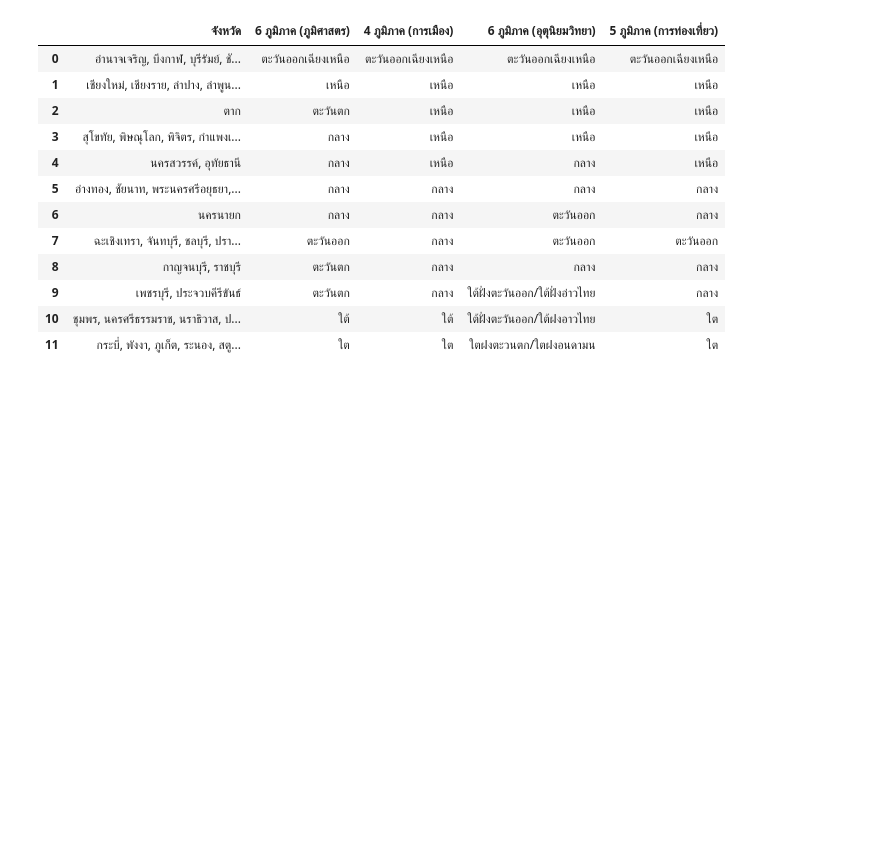
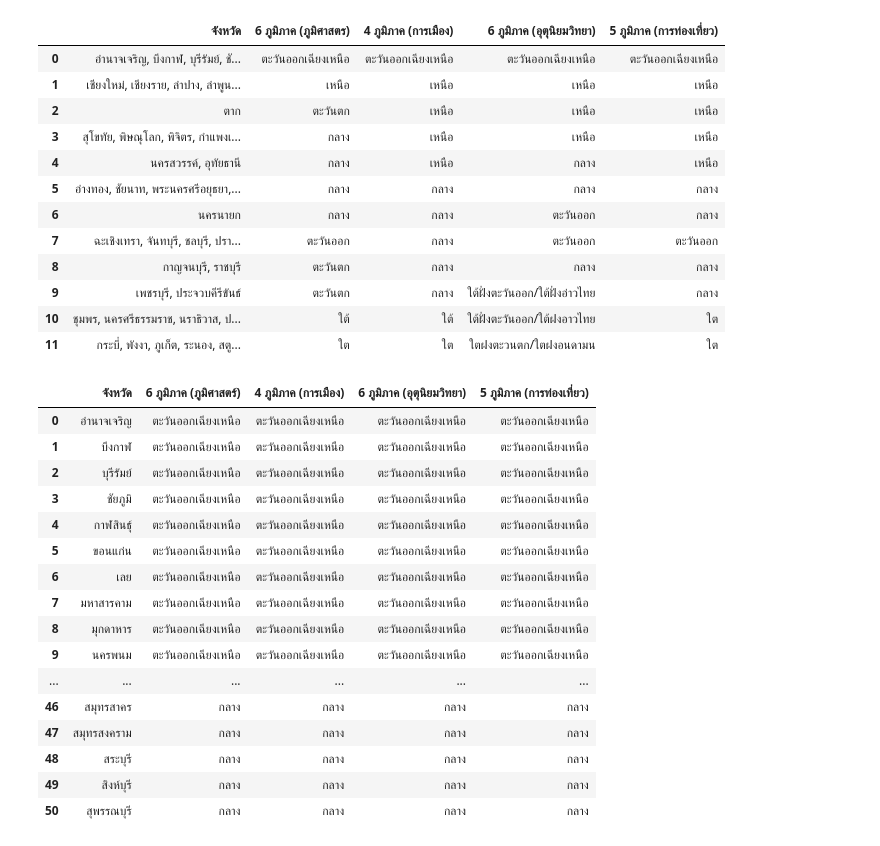
Before and after one commit to Benza1611/data_viz_2022, a Jupyter notebook: Pandas102.ipynb, the cells around one changed output. Cells and saved outputs as stored; diff of their text form; code cells hidden in the pictures; blank space fills up the shorter version.

```diff
--- a/Pandas102.ipynb
+++ b/Pandas102.ipynb
@@ -460,3 +460,31 @@ data_dict = {'จังหวัด': ['6 ภูมิภาค (ภูมิศ
              'ตะวันตก': [140,215,95],
 
 }
+# %%
+data_t = {'จังหวัด': ['อำนาจเจริญ', 'บึงกาฬ', 'บุรีรัมย์', 'ชัยภูมิ', 'กาฬสินธุ์', 'ขอนแก่น', 'เลย', 'มหาสารคาม', 'มุกดาหาร', 'นครพนม', 'นครราชสีมา', 'หนองบัวลำภู', 'หนองคาย', 'ร้อยเอ็ด', 'สกลนคร', 'ศรีสะเกษ', 'สุรินทร์', 'อุบลราชธานี', 'อุดรธานี', 'ยโสธร','เชียงใหม่', 'เชียงราย', 'ลำปาง', 'ลำพูน', 'แม่ฮ่องสอน', 'น่าน', 'พะเยา', 'แพร่', 'อุตรดิตถ์','ตาก','สุโขทัย', 'พิษณุโลก', 'พิจิตร', 'กำแพงเพชร', 'เพชรบูรณ์','นครสวรรค์', 'อุทัยธานี','อ่างทอง', 'ชัยนาท', 'พระนครศรีอยุธยา', 'กรุงเทพมหานคร', 'ลพบุรี', 'นครปฐม', 'นนทบุรี', 'ปทุมธานี', 'สมุทรปราการ','สมุทรสาคร', 'สมุทรสงคราม','สระบุรี', 'สิงห์บุรี', 'สุพรรณบุรี'],
+            '6 ภูมิภาค (ภูมิศาสตร์)': ['ตะวันออกเฉียงเหนือ','ตะวันออกเฉียงเหนือ','ตะวันออกเฉียงเหนือ','ตะวันออกเฉียงเหนือ','ตะวันออกเฉียงเหนือ','ตะวันออกเฉียงเหนือ','ตะวันออกเฉียงเหนือ','ตะวันออกเฉียงเหนือ','ตะวันออกเฉียงเหนือ','ตะวันออกเฉียงเหนือ','ตะวันออกเฉียงเหนือ','ตะวันออกเฉียงเหนือ','ตะวันออกเฉียงเหนือ','ตะวันออกเฉียงเหนือ','ตะวันออกเฉียงเหนือ','ตะวันออกเฉียงเหนือ','ตะวันออกเฉียงเหนือ','ตะวันออกเฉียงเหนือ','ตะวันออกเฉียงเหนือ','ตะวันออกเฉียงเหนือ','เหนือ','เหนือ','เหนือ','เหนือ','เหนือ','เหนือ','เหนือ','เหนือ','เหนือ','ตะวันตก','กลาง','กลาง','กลาง','กลาง','กลาง','กลาง','กลาง','กลาง','กลาง','กลาง','กลาง','กลาง','กลาง','กลาง','กลาง','กลาง','กลาง','กลาง','กลาง','กลาง','กลาง'],
+            '4 ภูมิภาค (การเมือง)': ['ตะวันออกเฉียงเหนือ','ตะวันออกเฉียงเหนือ','ตะวันออกเฉียงเหนือ','ตะวันออกเฉียงเหนือ','ตะวันออกเฉียงเหนือ','ตะวันออกเฉียงเหนือ','ตะวันออกเฉียงเหนือ','ตะวันออกเฉียงเหนือ','ตะวันออกเฉียงเหนือ','ตะวันออกเฉียงเหนือ','ตะวันออกเฉียงเหนือ','ตะวันออกเฉียงเหนือ','ตะวันออกเฉียงเหนือ','ตะวันออกเฉียงเหนือ','ตะวันออกเฉียงเหนือ','ตะวันออกเฉียงเหนือ','ตะวันออกเฉียงเหนือ','ตะวันออกเฉียงเหนือ','ตะวันออกเฉียงเหนือ','ตะวันออกเฉียงเหนือ','เหนือ','เหนือ','เหนือ','เหนือ','เหนือ','เหนือ','เหนือ','เหนือ','เหนือ','เหนือ','เหนือ','เหนือ','เหนือ','เหนือ','เหนือ','เหนือ','เหนือ','กลาง','กลาง','กลาง','กลาง','กลาง','กลาง','กลาง','กลาง','กลาง','กลาง','กลาง','กลาง','กลาง','กลาง'],
+            '6 ภูมิภาค (อุตุนิยมวิทยา)': ['ตะวันออกเฉียงเหนือ','ตะวันออกเฉียงเหนือ','ตะวันออกเฉียงเหนือ','ตะวันออกเฉียงเหนือ','ตะวันออกเฉียงเหนือ','ตะวันออกเฉียงเหนือ','ตะวันออกเฉียงเหนือ','ตะวันออกเฉียงเหนือ','ตะวันออกเฉียงเหนือ','ตะวันออกเฉียงเหนือ','ตะวันออกเฉียงเหนือ','ตะวันออกเฉียงเหนือ','ตะวันออกเฉียงเหนือ','ตะวันออกเฉียงเหนือ','ตะวันออกเฉียงเหนือ','ตะวันออกเฉียงเหนือ','ตะวันออกเฉียงเหนือ','ตะวันออกเฉียงเหนือ','ตะวันออกเฉียงเหนือ','ตะวันออกเฉียงเหนือ','เหนือ','เหนือ','เหนือ','เหนือ','เหนือ','เหนือ','เหนือ','เหนือ','เหนือ','เหนือ','เหนือ','เหนือ','เหนือ','เหนือ','เหนือ','กลาง','กลาง','กลาง','กลาง','กลาง','กลาง','กลาง','กลาง','กลาง','กลาง','กลาง','กลาง','กลาง','กลาง','กลาง','กลาง'],
+            '5 ภูมิภาค (การท่องเที่ยว)': ['ตะวันออกเฉียงเหนือ','ตะวันออกเฉียงเหนือ','ตะวันออกเฉียงเหนือ','ตะวันออกเฉียงเหนือ','ตะวันออกเฉียงเหนือ','ตะวันออกเฉียงเหนือ','ตะวันออกเฉียงเหนือ','ตะวันออกเฉียงเหนือ','ตะวันออกเฉียงเหนือ','ตะวันออกเฉียงเหนือ','ตะวันออกเฉียงเหนือ','ตะวันออกเฉียงเหนือ','ตะวันออกเฉียงเหนือ','ตะวันออกเฉียงเหนือ','ตะวันออกเฉียงเหนือ','ตะวันออกเฉียงเหนือ','ตะวันออกเฉียงเหนือ','ตะวันออกเฉียงเหนือ','ตะวันออกเฉียงเหนือ','ตะวันออกเฉียงเหนือ','เหนือ','เหนือ','เหนือ','เหนือ','เหนือ','เหนือ','เหนือ','เหนือ','เหนือ','เหนือ','เหนือ','เหนือ','เหนือ','เหนือ','เหนือ','เหนือ','เหนือ','กลาง','กลาง','กลาง','กลาง','กลาง','กลาง','กลาง','กลาง','กลาง','กลาง','กลาง','กลาง','กลาง','กลาง']
+}
+# %%
+df_t = pd.DataFrame.from_dict(data_t)
+df_t
+# %% [output]
+|  | จังหวัด | 6 ภูมิภาค (ภูมิศาสตร์) | 4 ภูมิภาค (การเมือง) | 6 ภูมิภาค (อุตุนิยมวิทยา) | 5 ภูมิภาค (การท่องเที่ยว) |
+| 0 | อำนาจเจริญ | ตะวันออกเฉียงเหนือ | ตะวันออกเฉียงเหนือ | ตะวันออกเฉียงเหนือ | ตะวันออกเฉียงเหนือ |
+| 1 | บึงกาฬ | ตะวันออกเฉียงเหนือ | ตะวันออกเฉียงเหนือ | ตะวันออกเฉียงเหนือ | ตะวันออกเฉียงเหนือ |
+| 2 | บุรีรัมย์ | ตะวันออกเฉียงเหนือ | ตะวันออกเฉียงเหนือ | ตะวันออกเฉียงเหนือ | ตะวันออกเฉียงเหนือ |
+| 3 | ชัยภูมิ | ตะวันออกเฉียงเหนือ | ตะวันออกเฉียงเหนือ | ตะวันออกเฉียงเหนือ | ตะวันออกเฉียงเหนือ |
+| 4 | กาฬสินธุ์ | ตะวันออกเฉียงเหนือ | ตะวันออกเฉียงเหนือ | ตะวันออกเฉียงเหนือ | ตะวันออกเฉียงเหนือ |
+| 5 | ขอนแก่น | ตะวันออกเฉียงเหนือ | ตะวันออกเฉียงเหนือ | ตะวันออกเฉียงเหนือ | ตะวันออกเฉียงเหนือ |
+| 6 | เลย | ตะวันออกเฉียงเหนือ | ตะวันออกเฉียงเหนือ | ตะวันออกเฉียงเหนือ | ตะวันออกเฉียงเหนือ |
+| 7 | มหาสารคาม | ตะวันออกเฉียงเหนือ | ตะวันออกเฉียงเหนือ | ตะวันออกเฉียงเหนือ | ตะวันออกเฉียงเหนือ |
+| 8 | มุกดาหาร | ตะวันออกเฉียงเหนือ | ตะวันออกเฉียงเหนือ | ตะวันออกเฉียงเหนือ | ตะวันออกเฉียงเหนือ |
+| 9 | นครพนม | ตะวันออกเฉียงเหนือ | ตะวันออกเฉียงเหนือ | ตะวันออกเฉียงเหนือ | ตะวันออกเฉียงเหนือ |
+| ... | ... | ... | ... | ... | ... |
+| 46 | สมุทรสาคร | กลาง | กลาง | กลาง | กลาง |
+| 47 | สมุทรสงคราม | กลาง | กลาง | กลาง | กลาง |
+| 48 | สระบุรี | กลาง | กลาง | กลาง | กลาง |
+| 49 | สิงห์บุรี | กลาง | กลาง | กลาง | กลาง |
+| 50 | สุพรรณบุรี | กลาง | กลาง | กลาง | กลาง |
```
Also changed, not shown: parts of 1 cell of this notebook.
